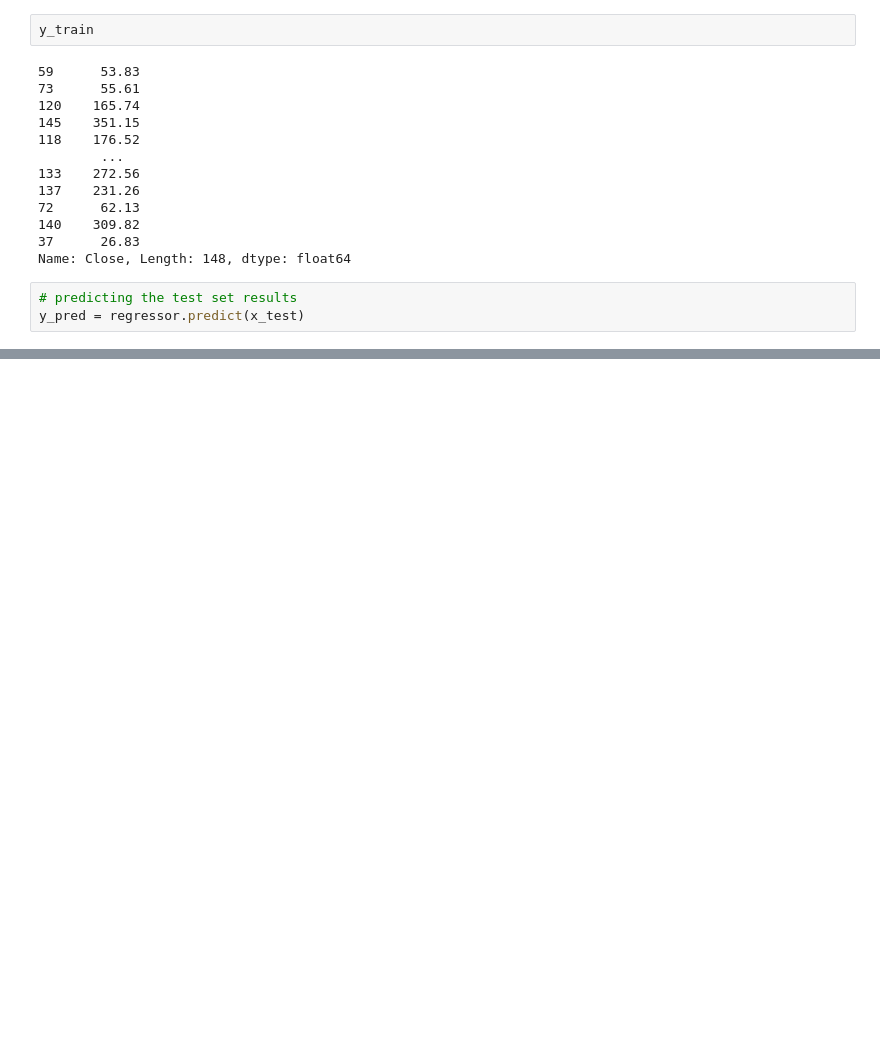
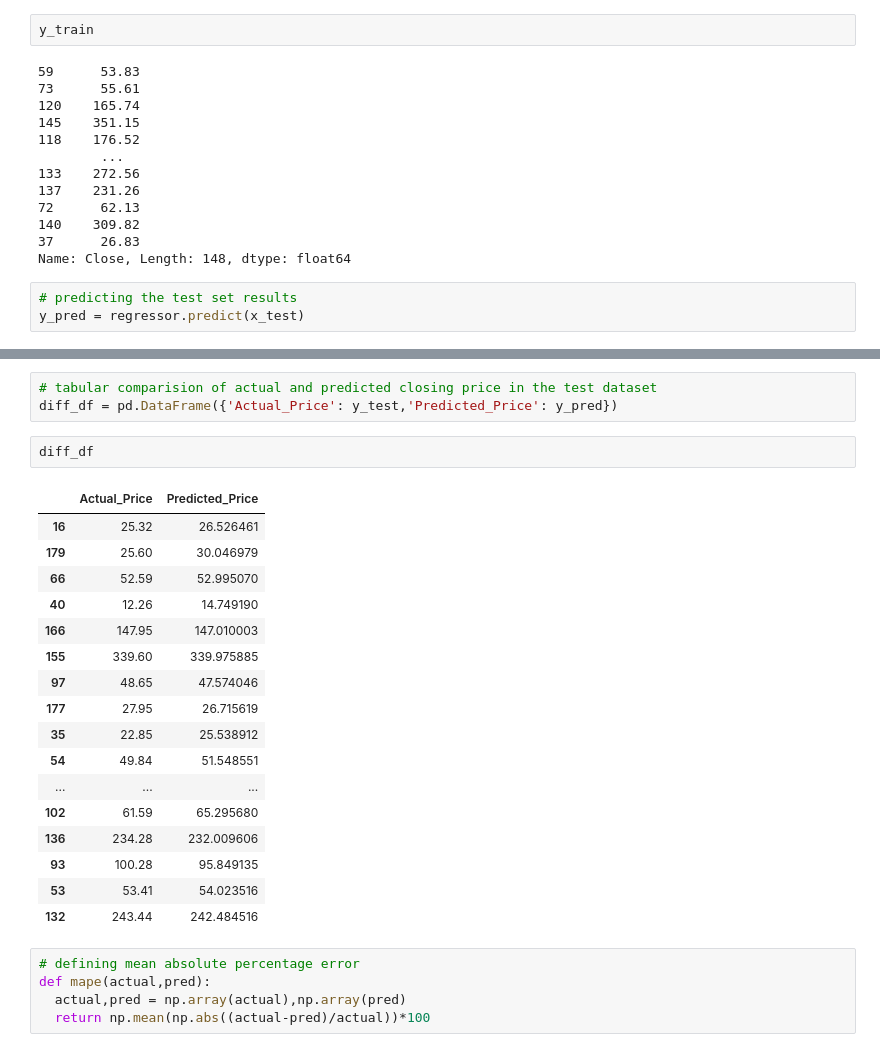
Before and after one commit to lavish315/Yes-Bank-Stock-Price-Analysis, a Jupyter notebook: Capstone_project_(Yes_Bank_stock_price_analysis).ipynb, the cells around one changed output, grey strips where cells are left out. Drawn from its saved outputs; the diff is of its cells as text; blank space fills up the shorter version.

```diff
--- a/Capstone_project_(Yes_Bank_stock_price_analysis).ipynb
+++ b/Capstone_project_(Yes_Bank_stock_price_analysis).ipynb
@@ -283,0 +321,28 @@ y_pred = regressor.predict(x_test)
+# %%
+# tabular comparision of actual and predicted closing price in the test dataset
+diff_df = pd.DataFrame({'Actual_Price': y_test,'Predicted_Price': y_pred})
+# %%
+diff_df
+# %% [output]
+|  | Actual_Price | Predicted_Price |
+| 16 | 25.32 | 26.526461 |
+| 179 | 25.60 | 30.046979 |
+| 66 | 52.59 | 52.995070 |
+| 40 | 12.26 | 14.749190 |
+| 166 | 147.95 | 147.010003 |
+| 155 | 339.60 | 339.975885 |
+| 97 | 48.65 | 47.574046 |
+| 177 | 27.95 | 26.715619 |
+| 35 | 22.85 | 25.538912 |
+| 54 | 49.84 | 51.548551 |
+| ... | ... | ... |
+| 102 | 61.59 | 65.295680 |
+| 136 | 234.28 | 232.009606 |
+| 93 | 100.28 | 95.849135 |
+| 53 | 53.41 | 54.023516 |
+| 132 | 243.44 | 242.484516 |
+# %%
+# defining mean absolute percentage error
+def mape(actual,pred):
+  actual,pred = np.array(actual),np.array(pred)
+  return np.mean(np.abs((actual-pred)/actual))*100
```
Also changed, not shown: parts of 26 cells of this notebook.
